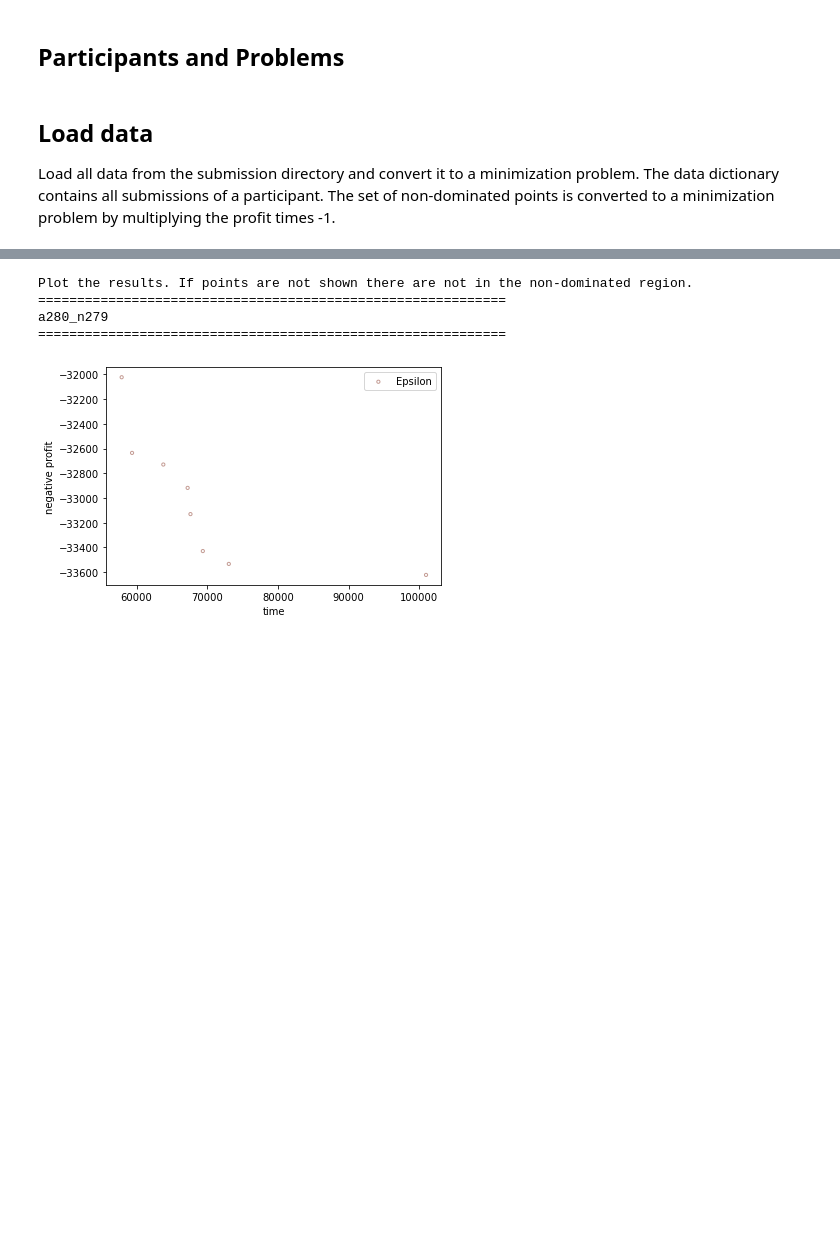
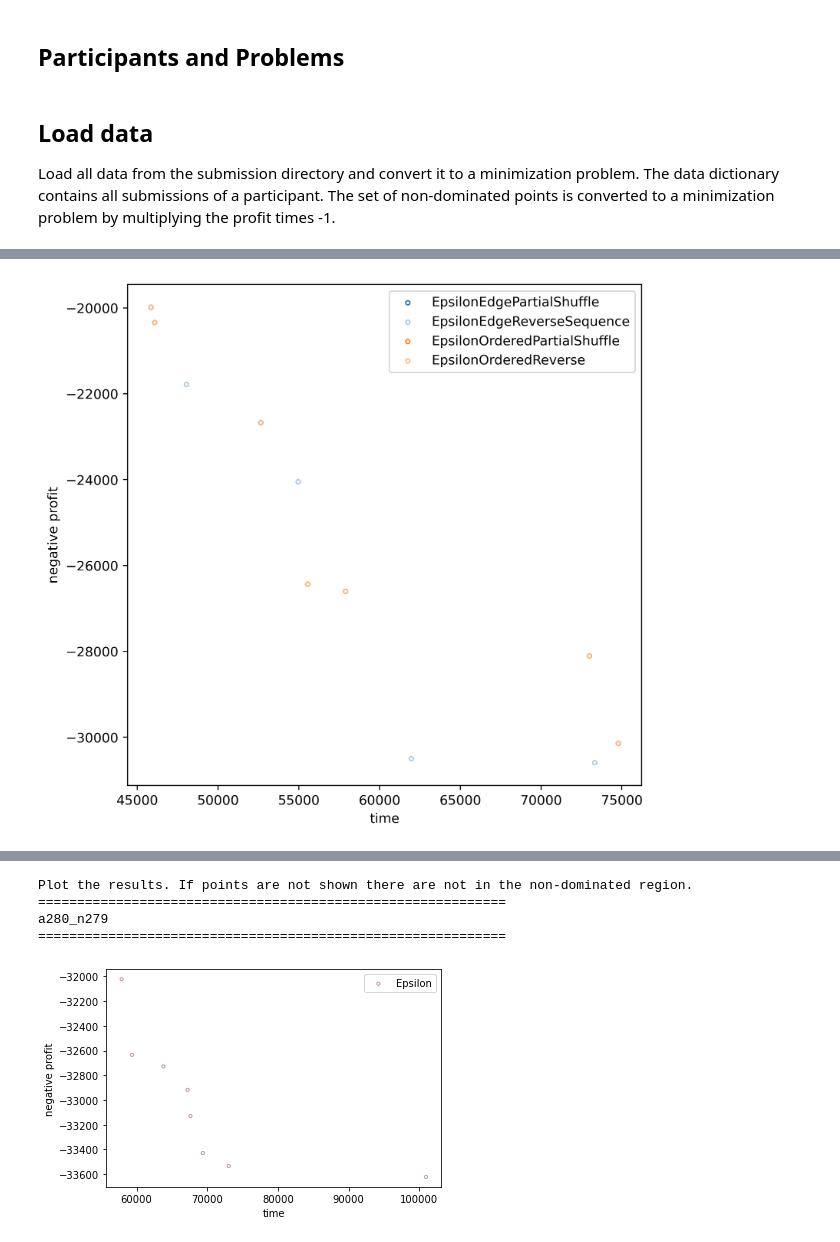
Before and after one commit to AlexReido/TravellingTheifProblem, a Jupyter notebook: TravellingThief/submissions/!EVALUATION/evaluation.ipynb, the cells around one changed output, grey strips where cells are left out. Cells and saved outputs as stored; diff of their text form; code cells hidden in the pictures; blank space fills up the shorter version.

```diff
--- a/TravellingThief/submissions/!EVALUATION/evaluation.ipynb
+++ b/TravellingThief/submissions/!EVALUATION/evaluation.ipynb
@@ -60,0 +66,86 @@ is converted to a minimization problem by multiplying the profit times -1.
+# %%
+import matplotlib.cm as cm
+cmap = cm.get_cmap('tab20')
+
+approaches = ["EpsilonEdgePartialShuffle",
+              "EpsilonEdgeReverseSequence",
+              "EpsilonOrderedPartialShuffle",
+              "EpsilonOrderedReverse"]
+
+data = {}
+
+for problem in problems:
+    _entry = {}
+    for approach in approaches:
+
+        # check for the corresponding file
+        fname = "%s_%s.f" % (approach, problem)
+        path_to_file = os.path.join(folder,"Epsilon", fname)
+
+        # in case the wrong delimiter was used
+        if not os.path.isfile(path_to_file):
+            fname = "%s_%s.f" % (approach, problem.replace("_", "-"))
+            path_to_file = os.path.join(folder,"Epsilon", fname)
+
+        # load the values in the objective space - first column is time, second profit
+        _F = np.loadtxt(path_to_file)
+
+        # modify it to a min-min problem by multiplying the profit by -1
+        _entry[approach] = _F * [1, -1]
+
+    data[problem] = _entry
+
+for problem in problems:
+    plt.figure(dpi= 400, figsize=(7,7))
+    for k, approach in enumerate(approaches):
+
+        _F = data[problem][approach]
+        plt.scatter(_F[:,0], _F[:,1], label=approach, s=10, facecolors='none', edgecolors=cmap(k))
+
+    _all = np.row_stack([data[problem][approach] for approach in approaches])
+    I = fast_non_dominated_sort(_all)[0]
+    _non_dom = _all[I]
+
+    _min = _non_dom.min(axis=0)
+    _max = _non_dom.max(axis=0)
+    _range = _max - _min
+
+    print("=" * 60)
+    print(problem)
+    print("=" * 60)
+    plt.xlabel("time")
+    plt.ylabel("negative profit")
+#     plt.xlim(_min[0] - 0.05 * _range[0], _max[0] + 0.05 * _range[0])
+#     plt.ylim(_min[1] - 0.05 * _range[1], _max[1] + 0.05 * _range[1])
+    plt.legend()
+
+    plt.show()
+
+# for problem in problems:
+
+#     for k, participant in enumerate(participants):
+
+#         if not only_top_3 or (only_top_3 and participant in ["HPI", "jomar", "NTGA", "Epsilon"]):
+
+#             _F = data[problem][participant]
+#             plt.scatter(_F[:,0], _F[:,1], label=participant, s=10, facecolors='none', edgecolors=cmap(k))
+
+#     _all = np.row_stack([data[problem][participant] for participant in participants])
+#     I = fast_non_dominated_sort(_all)[0]
+#     _non_dom = _all[I]
+
+#     _min = _non_dom.min(axis=0)
+#     _max = _non_dom.max(axis=0)
+#     _range = _max - _min
+
+#     print("=" * 60)
+#     print(problem)
+#     print("=" * 60)
+#     plt.xlabel("time")
+#     plt.ylabel("negative profit")
+#     plt.xlim(_min[0] - 0.05 * _range[0], _max[0] + 0.05 * _range[0])
+#     plt.ylim(_min[1] - 0.05 * _range[1], _max[1] + 0.05 * _range[1])
+#     plt.legend()
+#     plt.figure(figsize=(20, 20))
+#     plt.show()
+# %% [output]
@@ -61,3 +155,4 @@ is converted to a minimization problem by multiplying the profit times -1.
+[figure, added]
 # %%
 
 data = {}
```
Also changed, not shown: parts of 7 cells of this notebook, 12 other files.
